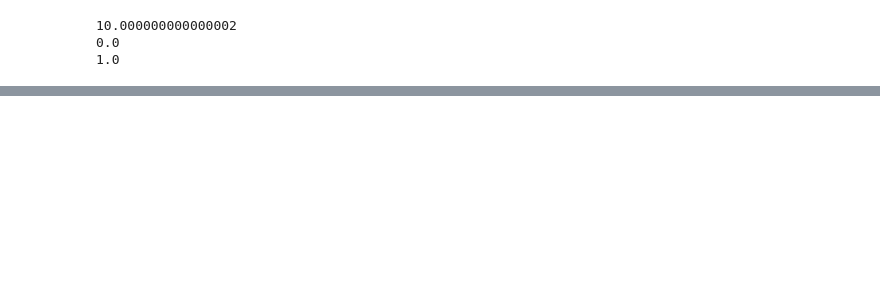
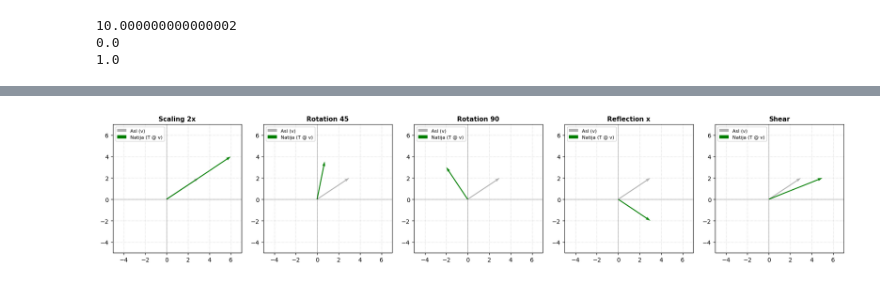
Before and after one commit to sevaradevoloper/22.08, a Jupyter notebook: Untitled57.ipynb, the cells around one changed output, grey strips where cells are left out. Cells and saved outputs as stored; diff of their text form; code cells hidden in the pictures; blank space fills up the shorter version.

```diff
--- a/Untitled57.ipynb
+++ b/Untitled57.ipynb
@@ -446,0 +621,67 @@ print(det_C)
+# %%
+# 3. 5 ta matritsa — 5 ta chizma   [kod]
+# v = [3, 2] vektoriga quyidagi 5 transformatsiyani qo'llang va har birini quiver bilan chizing (kulrang — asl, yashil — natija). Sarlavhaga harakat nomini yozing.
+# vazifa3.py
+# import numpy as np, matplotlib.pyplot as plt
+
+# v = np.array([3, 2])
+# Tlar = {'Scaling 2x':  [[2, 0], [0, 2]],
+#         'Rotation 45': None,          # o'zingiz quring (np.radians!)
+#         'Rotation 90': [[0, -1], [1, 0]],
+#         'Reflection x':[[1, 0], [0, -1]],
+#         'Shear':       [[1, 1], [0, 1]]}
+
+# fig, axes = plt.subplots(1, 5, figsize=(18, 3.5))
+
+
+# # ... quiver, grid, axis('equal')
+# import numpy as np, matplotlib.pyplot as plt
+
+# # Dastlabki vektor
+# v = np.array([3, 2])
+
+# # Rotation 45 gradus matritsasini trigonometrik formula bilan quramiz
+angle = np.radians(45)
+rot_45 = np.array([
+    [np.cos(angle), -np.sin(angle)],
+    [np.sin(angle),  np.cos(angle)]
+])
+
+# # Transformatsiyalar lug'ati
+Tlar = {
+    'Scaling 2x':   np.array([[2, 0], [0, 2]]),
+    'Rotation 45':  rot_45,
+    'Rotation 90':  np.array([[0, -1], [1, 0]]),
+    'Reflection x': np.array([[1, 0], [0, -1]]),
+    'Shear':        np.array([[1, 1], [0, 1]])
+}
+
+fig, axes = plt.subplots(1, 5, figsize=(18, 3.5))
+
+for ax, (title, T) in zip(axes, Tlar.items()):
+    # Transformatisyadan keyingi yangi vektor (T @ v)
+    v_transformed = T @ v
+
+    # Asl vektor (kulrang)
+    ax.quiver(0, 0, v[0], v[1], angles='xy', scale_units='xy', scale=1,
+              color='gray', alpha=0.6, label='Asl (v)')
+
+    # Natijaviy vektor (yashil)
+    ax.quiver(0, 0, v_transformed[0], v_transformed[1], angles='xy', scale_units='xy', scale=1,
+              color='green', label='Natija (T @ v)')
+
+    # O me o'qlari chegarasi va sozlamalari
+    ax.set_xlim(-5, 7)
+    ax.set_ylim(-5, 7)
+    ax.set_aspect('equal')  # Proportsiyalarni buzmaslik uchun
+    ax.grid(True, linestyle=':', alpha=0.6)
+    ax.axhline(0, color='black', linewidth=0.5, alpha=0.5)
+    ax.axvline(0, color='black', linewidth=0.5, alpha=0.5)
+
+    ax.set_title(title, fontsize=11, fontweight='bold')
+    ax.legend(loc='upper left', fontsize=8)
+
+plt.tight_layout()
+plt.show()
+# %% [output]
+[figure, added]
```
Also changed, not shown: parts of 12 cells of this notebook.
